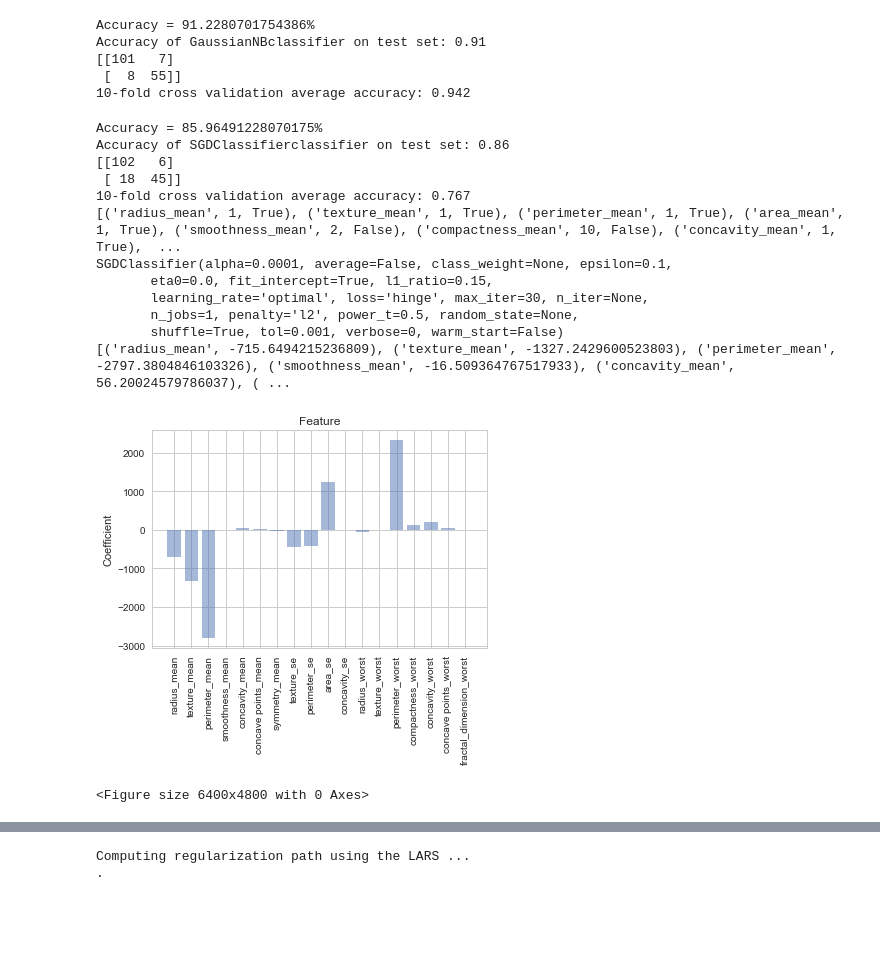
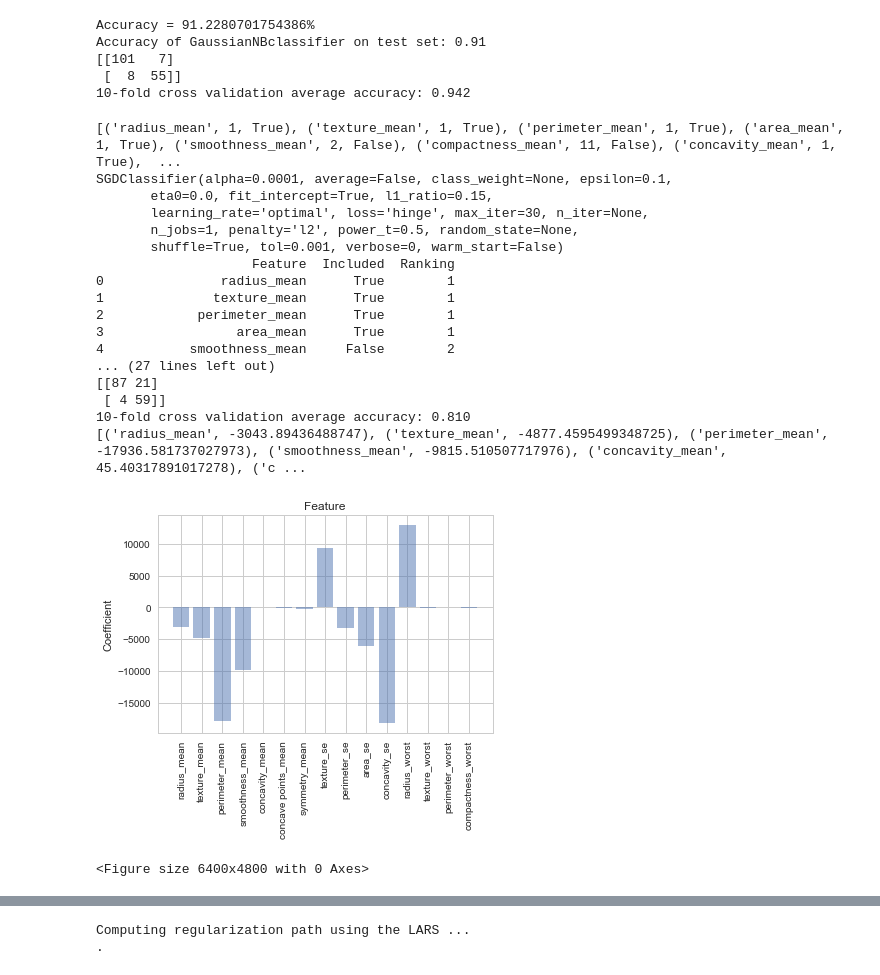
Before and after one commit to bekkblando/wisconsin_data, a Jupyter notebook: Testing.ipynb, the cells around one changed output, grey strips where cells are left out. Saved outputs shown, nothing was run; the diff lists cells and outputs as text; code cells hidden in the pictures; blank space fills up the shorter version.

```diff
--- a/Testing.ipynb
+++ b/Testing.ipynb
@@ -66,6 +60,12 @@ def gen_rfe(model):
     rfe = rfe.fit(main[X], main[y])
     print(list(zip(X, rfe.ranking_, rfe.support_)))
     print(rfe.estimator)
+    table = pd.DataFrame({
+        'Ranking': rfe.ranking_,
+        'Included': rfe.support_,
+        'Feature': X
+    })
+    print(table)
     return(rfe.support_)
 # %%
 col_order = gen_rfe(logistic)
@@ -78,5 +90,14 @@ LogisticRegression(C=1.0, class_weight=None, dual=False, fit_intercept=True,
-# %%
-cols = [col for index, col in enumerate(X) if col_order[index]]
+# %%
+def get_train_test_data(model):
+    final_cols = main.columns.values.tolist()
+    y = ['diagnosis']
+    exclude = ['diagnosis', 'id']
+    X = [col for col in final_cols if col not in exclude]
+    picked_features = gen_rfe(model)
+    cols = [col for index, col in enumerate(X) if picked_features[index]]
+    X = main[cols]
+    y = main['diagnosis']
+    return(train_test_split(X, y, test_size=0.3, random_state=0))
 # %%
 def plot_coef_feature(coefs):
     print(list(zip(cols, coefs)))
@@ -299,29 +330,34 @@ Accuracy of GaussianNBclassifier on test set: 0.91
 10-fold cross validation average accuracy: 0.942
 # %%
 # SGD Classifier
+X_train, X_test, y_train, y_test = get_train_test_data(linear_model.SGDClassifier(max_iter=30, tol=1e-3))
 clf = linear_model.SGDClassifier(max_iter=30, tol=1e-3)
 clf.fit(X_train, y_train)
 
 print_accuracy(clf.predict)
 
 gen_confusion(clf, X_test)
 gen_kfold(linear_model.SGDClassifier(max_iter=100, tol=1e-3), X_train, y_train)
-gen_rfe(linear_model.SGDClassifier(max_iter=30, tol=1e-3))
 plot_coef_feature(clf.coef_[0])
 # %% [output]
-Accuracy = 85.96491228070175%
-Accuracy of SGDClassifierclassifier on test set: 0.86
-[[102   6]
- [ 18  45]]
-10-fold cross validation average accuracy: 0.767
-[('radius_mean', 1, True), ('texture_mean', 1, True), ('perimeter_mean', 1, True), ('area_mean', 1, True), ('smoothness_mean', 2, False), ('compactness_mean', 10, False), ('concavity_mean', 1, True),  ...
+[('radius_mean', 1, True), ('texture_mean', 1, True), ('perimeter_mean', 1, True), ('area_mean', 1, True), ('smoothness_mean', 2, False), ('compactness_mean', 11, False), ('concavity_mean', 1, True),  ...
 SGDClassifier(alpha=0.0001, average=False, class_weight=None, epsilon=0.1,
        eta0=0.0, fit_intercept=True, l1_ratio=0.15,
        learning_rate='optimal', loss='hinge', max_iter=30, n_iter=None,
        n_jobs=1, penalty='l2', power_t=0.5, random_state=None,
        shuffle=True, tol=0.001, verbose=0, warm_start=False)
-[('radius_mean', -715.6494215236809), ('texture_mean', -1327.2429600523803), ('perimeter_mean', -2797.3804846103326), ('smoothness_mean', -16.509364767517933), ('concavity_mean', 56.20024579786037), ( ...
+                    Feature  Included  Ranking
+0               radius_mean      True        1
+1              texture_mean      True        1
+2            perimeter_mean      True        1
+3                 area_mean      True        1
+4           smoothness_mean     False        2
+... (27 lines left out)
+[[87 21]
+ [ 4 59]]
+10-fold cross validation average accuracy: 0.810
+[('radius_mean', -3043.89436488747), ('texture_mean', -4877.4595499348725), ('perimeter_mean', -17936.581737027973), ('smoothness_mean', -9815.510507717976), ('concavity_mean', 45.40317891017278), ('c ...
-[figure, old version]
+[figure, new version]
 <Figure size 6400x4800 with 0 Axes>
 # %%
 # Perceptron
```
Also changed, not shown: parts of 13 cells of this notebook.
